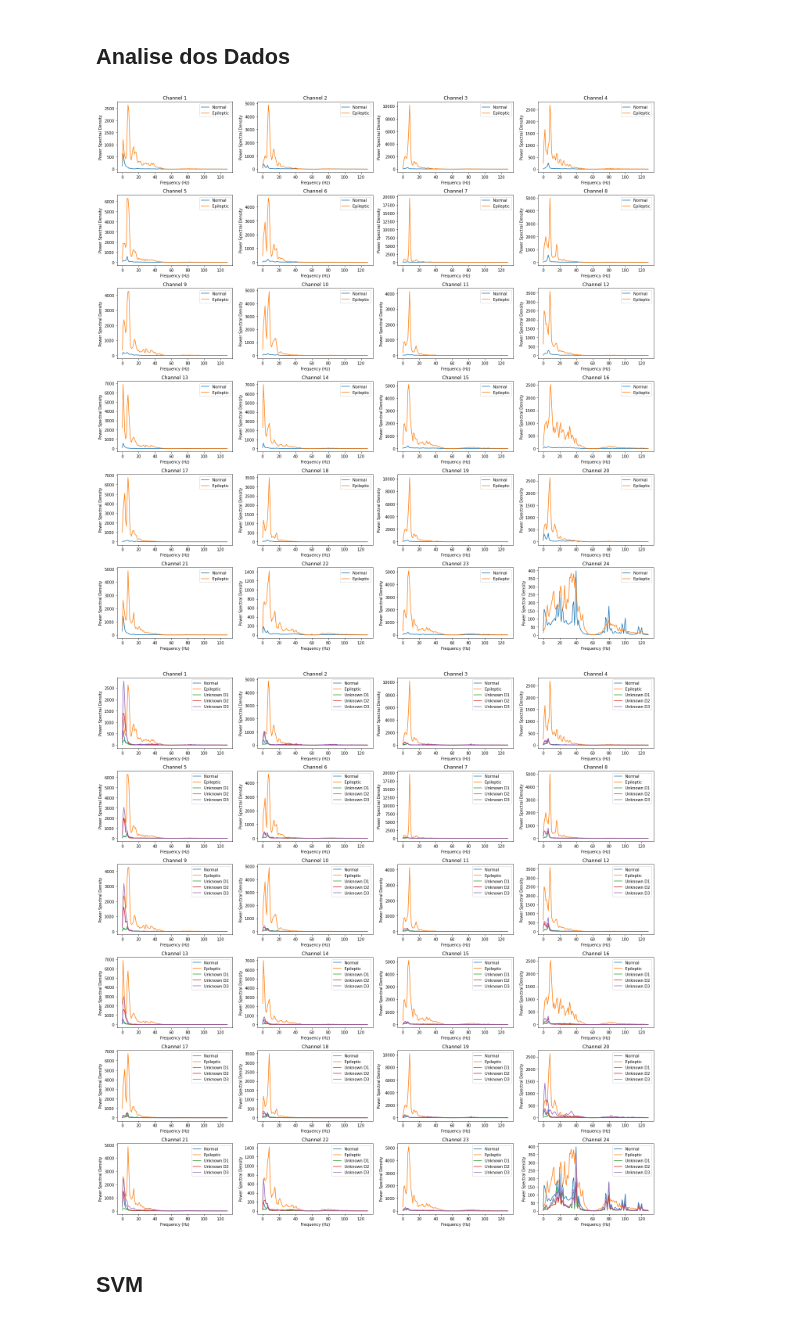
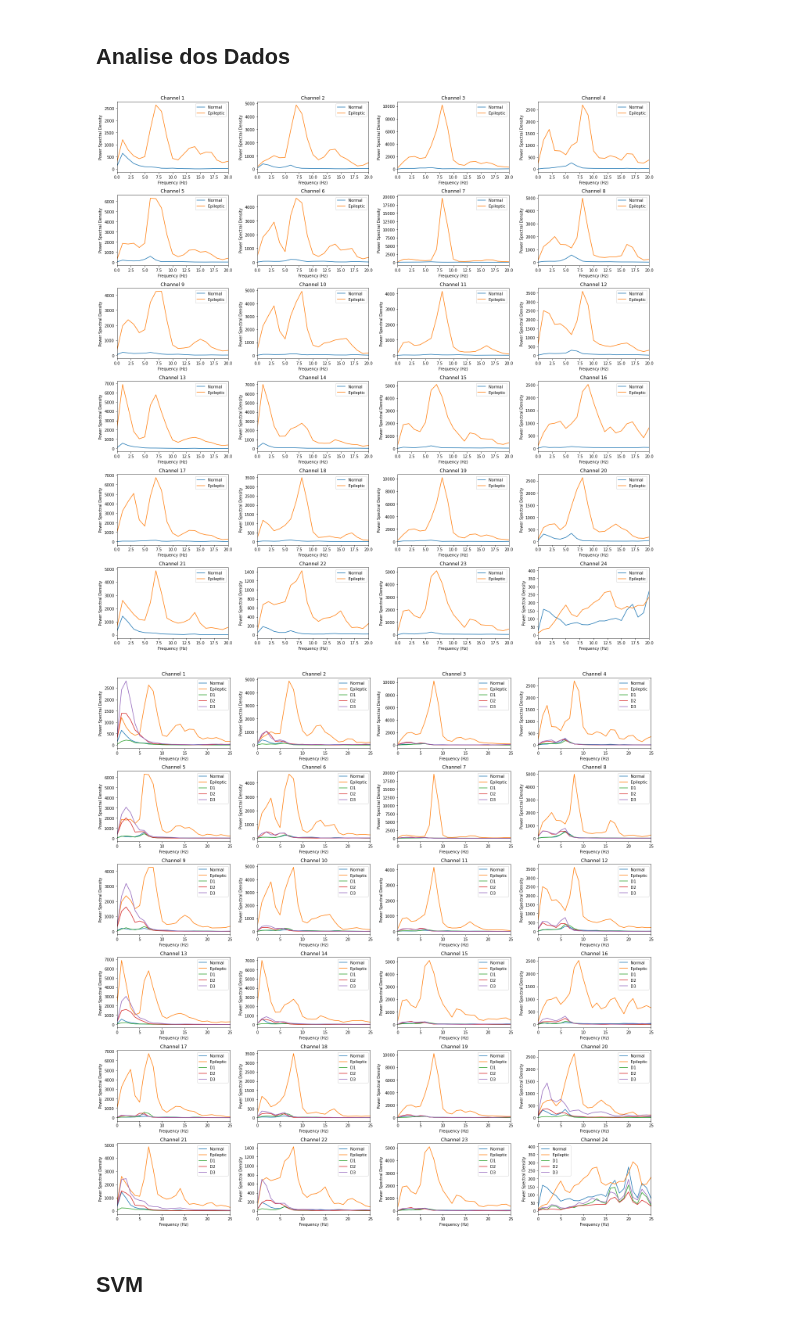
Before and after one commit to caiocmb7/MachineLearning-DS, a Jupyter notebook: Estocasticos/project.ipynb, the cells around one changed output. Saved outputs shown, nothing was run; the diff lists cells and outputs as text; code cells hidden in the pictures.

```diff
--- a/Estocasticos/project.ipynb
+++ b/Estocasticos/project.ipynb
@@ -24,48 +28,51 @@ from scipy import signal
 # Carregar os dados de treinamento normais
 n1 = np.loadtxt("n1.dat")
 n2 = np.loadtxt("n2.dat")
-#n3 = np.loadtxt("n3_padded.dat")
 n4 = np.loadtxt("n4.dat")
 n5 = np.loadtxt("n5.dat")
 
 # Carregar os dados de treinamento epilépticos
 s1 = np.loadtxt("s1.dat")
 s2 = np.loadtxt("s2.dat")
-#s3 = np.loadtxt("s3_padded.dat")
 s4 = np.loadtxt("s4.dat")
 s5 = np.loadtxt("s5.dat")
 
 n3 = np.loadtxt("n3.dat")
 n3 = n3[:, 1025:6145]
 s3 = np.loadtxt("s3.dat")
 s3 = s3[:, 1025:6145]
 
 
 # Definir os parâmetros
 sampling_rate = 256
 n_channels = 24
 
 # Calcular o PSD para os dados normais
-frequencies_n, psd_n = signal.welch(np.concatenate((n1, n2, n3, n4, n5)), fs=sampling_rate, nperseg=256)
+frequencies_n, psd_n = signal.welch(
+    np.concatenate((n1, n2, n3, n4, n5)), fs=sampling_rate, nperseg=256
+)
 
 # Calcular o PSD para os dados epilépticos
-frequencies_s, psd_s = signal.welch(np.concatenate((s1, s2, s3, s4, s5)), fs=sampling_rate, nperseg=256)
+frequencies_s, psd_s = signal.welch(
+    np.concatenate((s1, s2, s3, s4, s5)), fs=sampling_rate, nperseg=256
+)
 
 # Plotar o PSD
 plt.figure(figsize=(20, 20))
 for channel in range(n_channels):
-    plt.subplot(6, 4, channel+1)
-    plt.plot(frequencies_n, psd_n[channel], label='Normal')
-    plt.plot(frequencies_s, psd_s[channel], label='Epileptic')
-    plt.title('Channel {}'.format(channel+1))
-    plt.xlabel('Frequency (Hz)')
-    plt.ylabel('Power Spectral Density')
+    plt.subplot(6, 4, channel + 1)
+    plt.plot(frequencies_n, psd_n[channel], label="Normal")
+    plt.plot(frequencies_s, psd_s[channel], label="Epileptic")
+    plt.title("Channel {}".format(channel + 1))
+    plt.xlabel("Frequency (Hz)")
+    plt.ylabel("Power Spectral Density")
+    plt.xlim(0, 20)
     plt.legend()
 plt.tight_layout()
 plt.savefig("fig_normal_ep.png")
 plt.show()
 # %% [output]
-[figure, old version]
+[figure, new version]
 # %%
 import numpy as np
 import matplotlib.pyplot as plt
@@ -99,10 +106,14 @@ sampling_rate = 256
 n_channels = 24
 
 # Calcular o PSD para os dados normais
-frequencies_n, psd_n = signal.welch(np.concatenate((n1, n2, n3, n4, n5)), fs=sampling_rate, nperseg=256)
+frequencies_n, psd_n = signal.welch(
+    np.concatenate((n1, n2, n3, n4, n5)), fs=sampling_rate, nperseg=256
+)
 
 # Calcular o PSD para os dados epilépticos
-frequencies_s, psd_s = signal.welch(np.concatenate((s1, s2, s3, s4, s5)), fs=sampling_rate, nperseg=256)
+frequencies_s, psd_s = signal.welch(
+    np.concatenate((s1, s2, s3, s4, s5)), fs=sampling_rate, nperseg=256
+)
 
 # Calcular o PSD para os dados desconhecidos
 frequencies_d1, psd_d1 = signal.welch(d1, fs=sampling_rate, nperseg=256)
@@ -112,21 +123,22 @@ frequencies_d3, psd_d3 = signal.welch(d3, fs=sampling_rate, nperseg=256)
 # Plotar o PSD
 plt.figure(figsize=(20, 20))
 for channel in range(n_channels):
-    plt.subplot(6, 4, channel+1)
-    plt.plot(frequencies_n, psd_n[channel], label='Normal')
-    plt.plot(frequencies_s, psd_s[channel], label='Epileptic')
-    plt.plot(frequencies_d1, psd_d1[channel], label='Unknown D1')
-    plt.plot(frequencies_d2, psd_d2[channel], label='Unknown D2')
-    plt.plot(frequencies_d3, psd_d3[channel], label='Unknown D3')
-    plt.title('Channel {}'.format(channel+1))
-    plt.xlabel('Frequency (Hz)')
-    plt.ylabel('Power Spectral Density')
+    plt.subplot(6, 4, channel + 1)
+    plt.plot(frequencies_n, psd_n[channel], label="Normal")
+    plt.plot(frequencies_s, psd_s[channel], label="Epileptic")
+    plt.plot(frequencies_d1, psd_d1[channel], label="D1")
+    plt.plot(frequencies_d2, psd_d2[channel], label="D2")
+    plt.plot(frequencies_d3, psd_d3[channel], label="D3")
+    plt.title("Channel {}".format(channel + 1))
+    plt.xlabel("Frequency (Hz)")
+    plt.ylabel("Power Spectral Density")
+    plt.xlim(0, 25)
     plt.legend()
 plt.tight_layout()
 plt.savefig("fig_com_desc_label.png")
 plt.show()
 # %% [output]
-[figure, old version]
+[figure, new version]
 # %% [markdown]
 ## SVM
 # %%
```
Also changed, not shown: parts of 4 cells of this notebook, 5 other files.
